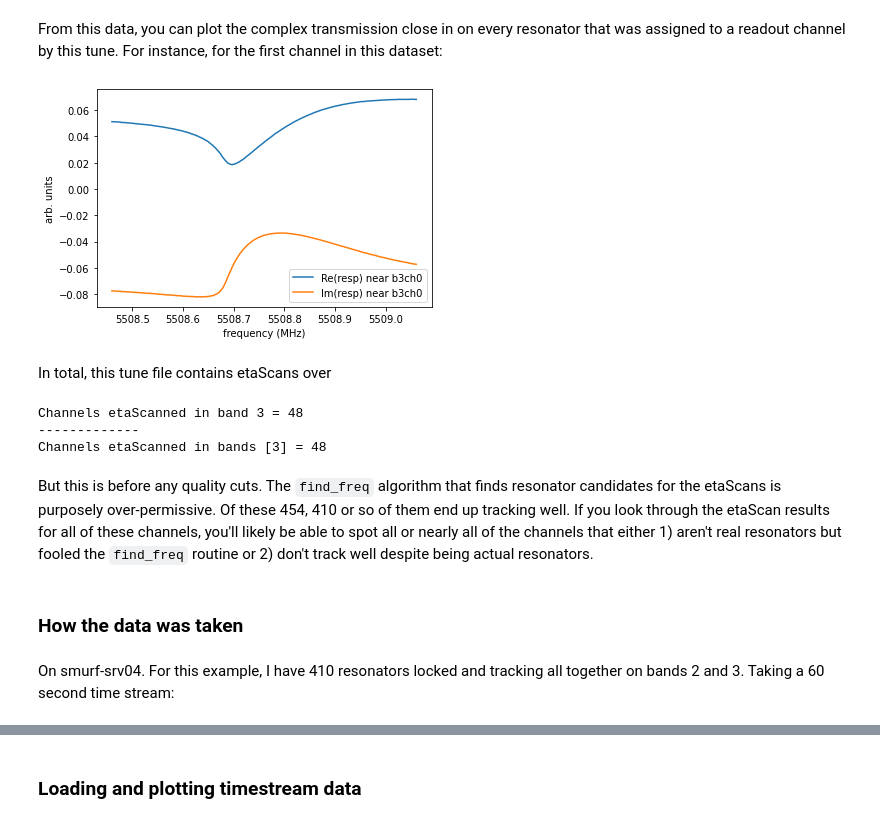
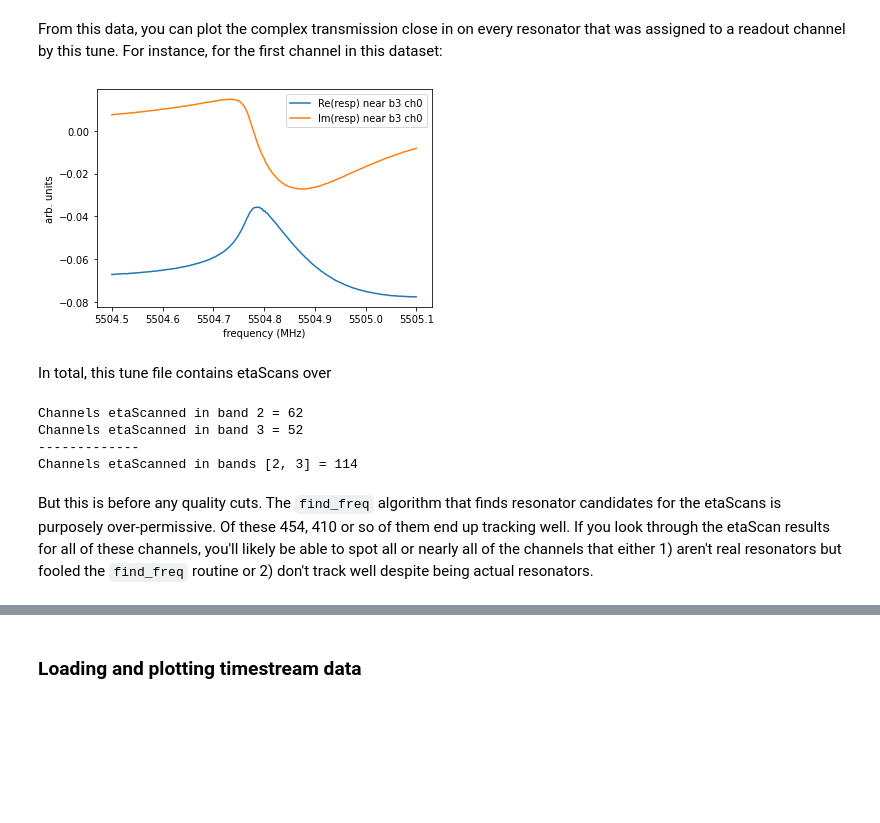
Before and after one commit to simonsobs/smurf_tutorials, a Jupyter notebook: 3_Data.ipynb, the cells around one changed output, grey strips where cells are left out. Drawn from its saved outputs; the diff is of its cells as text; code cells hidden in the pictures; blank space fills up the shorter version.

```diff
--- a/3_Data.ipynb
+++ b/3_Data.ipynb
@@ -63,0 +74,5 @@ State file: /data/smurf_data/20201201/1606795810/outputs/1606795811_state.yaml
+# %%
+with open(mask_file, 'r') as f:
+    for _ in range(10):
+        abs_chan = int(f.readline())
+        print(f'{abs_chan} --> band {abs_chan // 512}, chan {abs_chan % 512}')
@@ -63,0 +94,4 @@ State file: /data/smurf_data/20201201/1606795810/outputs/1606795811_state.yaml
+# %%
+import yaml
+with open(state_file) as f:
+    rogue_state = yaml.safe_load(f)
@@ -110,5 +157,3 @@ This tutorial shows how to open and interpret a lot of the most common data stru
 ## Tune data
 # %% [markdown]
 Load tune data.
-# %%
-S.load_tune('./example_data/1589308794_tune.npy')
@@ -118,0 +160,3 @@ S.load_tune('./example_data/1589308794_tune.npy')
+# %%
+# Loads full tunefile
+S.load_tune(cfg.dev.exp['tunefile'])
@@ -202,27 +238,27 @@ From this data, you can plot the complex transmission close in on every resonato
 # %%
 import matplotlib.pylab as plt
 import numpy as np
 %matplotlib inline
 
 band=3
 chIdx=0
 etaScan=S.freq_resp[band]['resonances'][chIdx]
 freq_eta_scan=etaScan['freq_eta_scan']
 resp_eta_scan=etaScan['resp_eta_scan']
 
-plt.plot(freq_eta_scan,np.real(resp_eta_scan),label='Re(resp) near b%dch%d'%(band,chIdx))
-plt.plot(freq_eta_scan,np.imag(resp_eta_scan),label='Im(resp) near b%dch%d'%(band,chIdx))
+plt.plot(freq_eta_scan,np.real(resp_eta_scan),label=f'Re(resp) near b{band} ch{chIdx}')
+plt.plot(freq_eta_scan,np.imag(resp_eta_scan),label=f'Im(resp) near b{band} ch{chIdx}')
 plt.ylabel('arb. units')
 plt.xlabel('frequency (MHz)')
 plt.legend()
 plt.show()
 # %% [output]
-[figure, old version]
+[figure, new version]
 # %% [markdown]
 In total, this tune file contains etaScans over
 # %%
 nChannels=0
-bands=[3]
+bands=[2,3]
 for band in bands:
     nChannelsInThisBand=len(S.freq_resp[band]['resonances'].keys())
     print('Channels etaScanned in band %d = %d'%(band,nChannelsInThisBand))
@@ -230,12 +266,9 @@ for band in bands:
 print('-------------')
 print('Channels etaScanned in bands %s = %d'%(str(bands),nChannels))
 # %% [output]
-Channels etaScanned in band 3 = 48
+Channels etaScanned in band 2 = 62
+Channels etaScanned in band 3 = 52
 -------------
-Channels etaScanned in bands [3] = 48
+Channels etaScanned in bands [2, 3] = 114
 # %% [markdown]
 But this is before any quality cuts.  The <code>find_freq</code> algorithm that finds resonator candidates for the etaScans is purposely over-permissive.  Of these 454, 410 or so of them end up tracking well.  If you look through the etaScan results for all of these channels, you'll likely be able to spot all or nearly all of the channels that either 1) aren't real resonators but fooled the <code>find_freq</code> routine or 2) don't track well despite being actual resonators.
-# %% [markdown]
-### How the data was taken
-# %% [markdown]
-On smurf-srv04.  For this example, I have 410 resonators locked and tracking all together on bands 2 and 3.  Taking a 60 second time stream:
```
Also changed, not shown: parts of 44 cells of this notebook, 2 other files.
